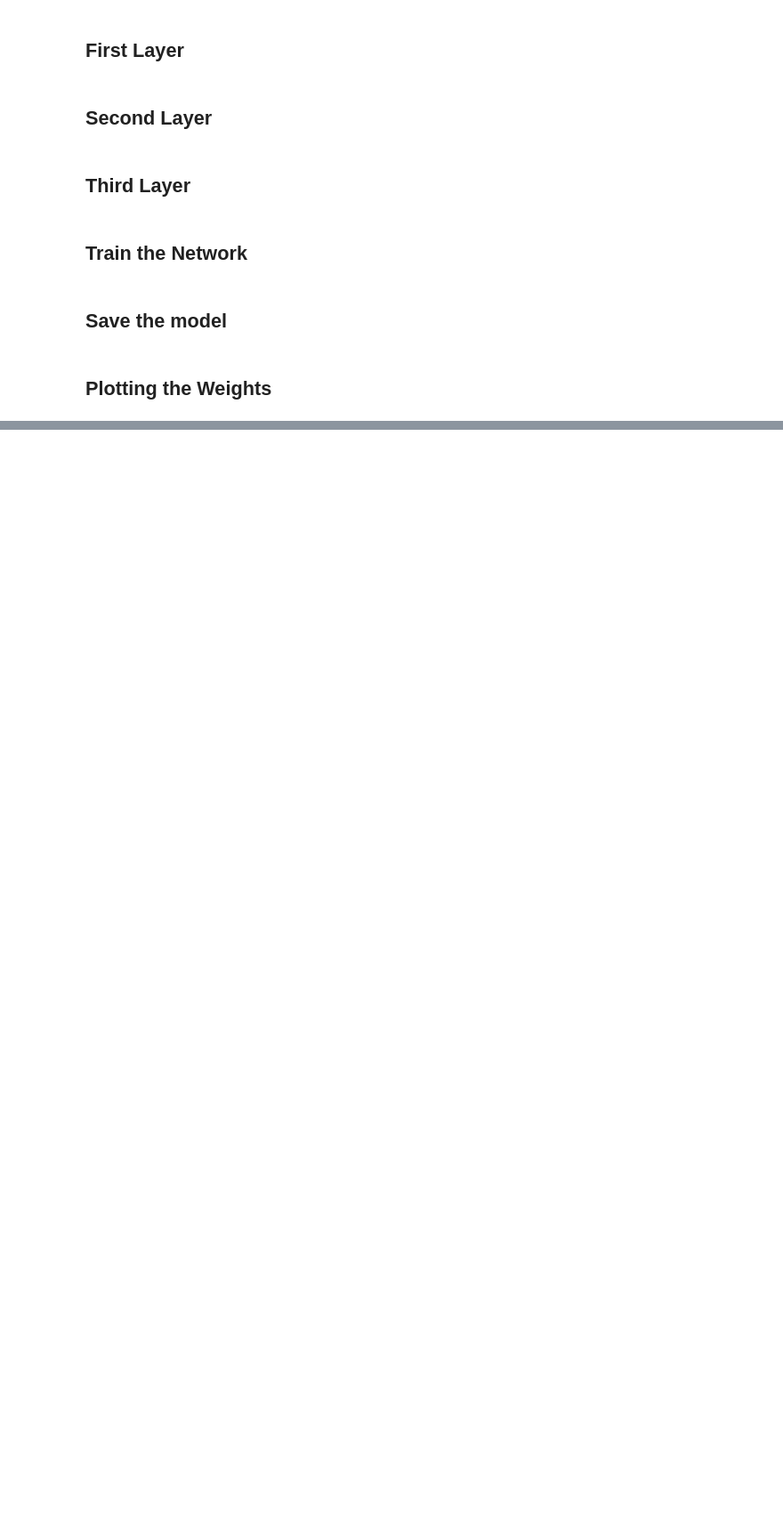
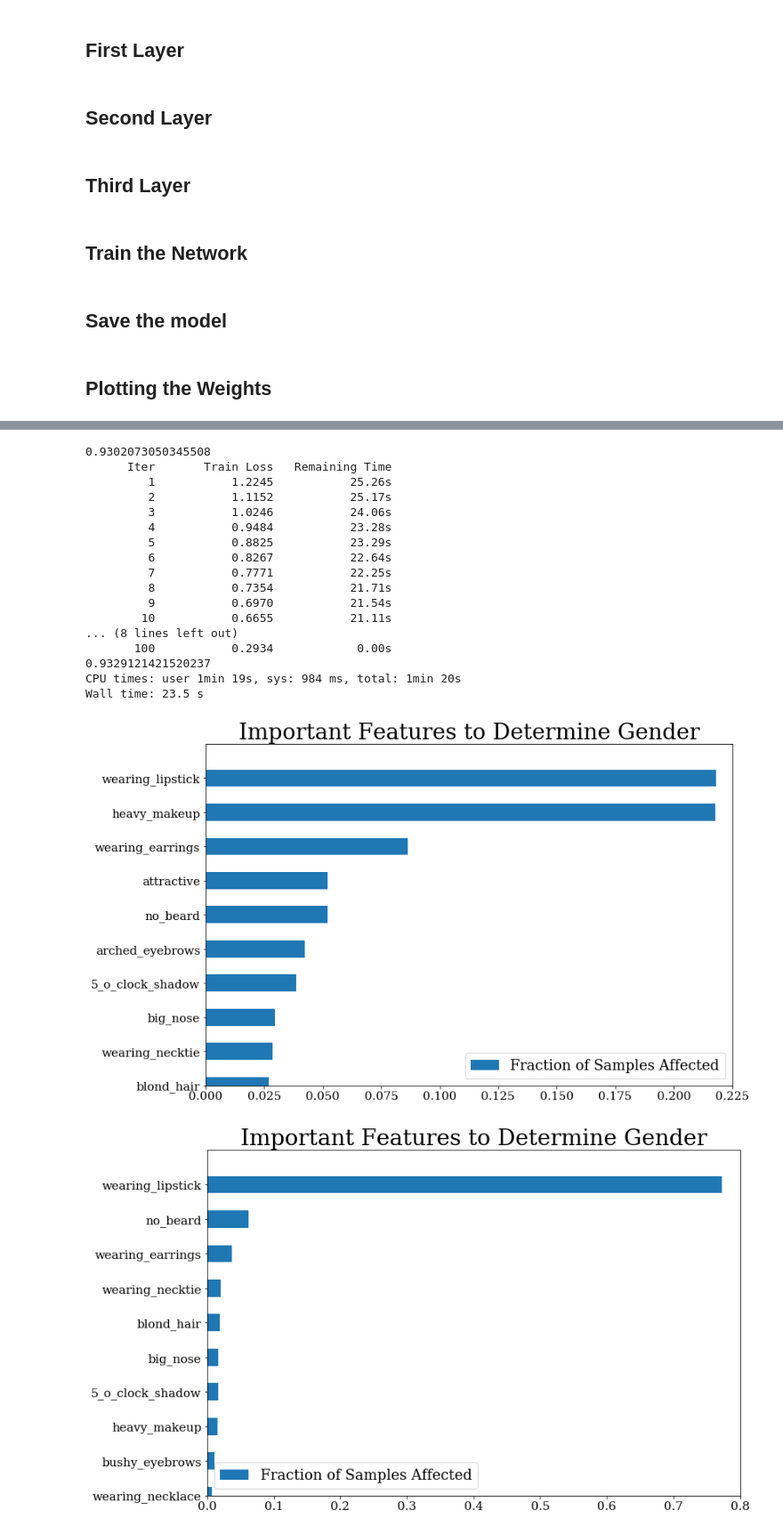
Before and after one commit to Aaronhjlee/Facial_Feature_Predictor, a Jupyter notebook: Convolutional Neural Network (Gender).ipynb, the cells around one changed output, grey strips where cells are left out. Shown: that part at 89% size. Cells and saved outputs as stored; diff of their text form; code cells hidden in the pictures; blank space fills up the shorter version.

```diff
--- a/Convolutional Neural Network (Gender).ipynb
+++ b/Convolutional Neural Network (Gender).ipynb
@@ -1,7 +1,5 @@
 # %%
 %matplotlib inline
-import matplotlib
-import matplotlib.pyplot as plt
 import numpy as np
 import pandas as pd
 from PIL import Image
@@ -13,5 +11,3 @@ keras = tf.keras
 AUTOTUNE = tf.data.experimental.AUTOTUNE ## tf.data transformation parameters
 
 from sklearn.model_selection import train_test_split
-
-matplotlib.style.use('ggplot')
@@ -185,0 +237,3 @@ plt.tight_layout()
+# %%
+%%time
+df = get_and_clean_data()
@@ -185,0 +243,3 @@ plt.tight_layout()
+# %%
+%%time
+X_train, X_test, y_train, y_test = train_test_split(df.drop(['male', 'image_id'], axis=1), df.male)
@@ -185,0 +252,20 @@ plt.tight_layout()
+# %%
+def mental_beak_down(mod):
+    model = mod(verbose=1)
+    model.fit(X_train, y_train)
+    feat_scores = pd.DataFrame({'Fraction of Samples Affected' : model.feature_importances_},
+                           index=df.drop(['male', 'image_id'], axis=1).columns)
+    feat_scores = feat_scores.sort_values(by='Fraction of Samples Affected')
+    feat_scores.plot(kind='barh', figsize = (12,8))
+    plt.title('Important Features to Determine Gender')
+    plt.ylim(29,39);
+    return model.score(X_test, y_test)
+
+def run_it():
+    model_list = [RandomForestClassifier, GradientBoostingClassifier]
+    for i in model_list:
+        print (mental_beak_down(i))
+# %%
+%%time
+run_it()
+# %% [output]
@@ -185,0 +276,19 @@ plt.tight_layout()
+0.9302073050345508
+      Iter       Train Loss   Remaining Time
+         1           1.2245           25.26s
+         2           1.1152           25.17s
+         3           1.0246           24.06s
+         4           0.9484           23.28s
+         5           0.8825           23.29s
+         6           0.8267           22.64s
+         7           0.7771           22.25s
+         8           0.7354           21.71s
+         9           0.6970           21.54s
+        10           0.6655           21.11s
+... (8 lines left out)
+       100           0.2934            0.00s
+0.9329121421520237
+CPU times: user 1min 19s, sys: 984 ms, total: 1min 20s
+Wall time: 23.5 s
+[figure, added]
+[figure, added]
```
Also changed, not shown: parts of 29 cells of this notebook, 20 other files.
